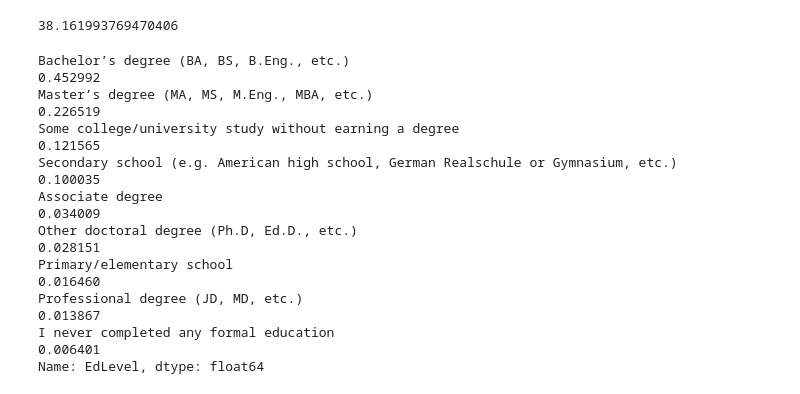
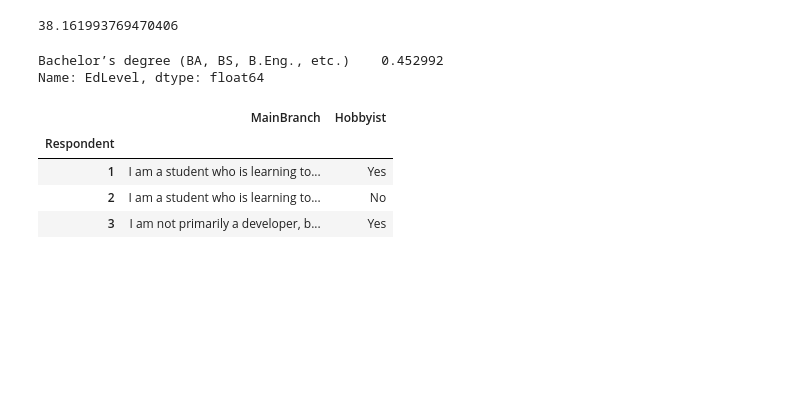
Before and after one commit to JonaJS/pandas_notebooks, a Jupyter notebook: 8_Grouping_and_Aggregating_Analyzing_and_Exploring_Your_Data.ipynb, the cells around one changed output. Saved outputs shown, nothing was run; the diff lists cells and outputs as text; code cells hidden in the pictures; blank space fills up the shorter version.

Commit message:
Some other notes added

```diff
--- a/8_Grouping_and_Aggregating_Analyzing_and_Exploring_Your_Data.ipynb
+++ b/8_Grouping_and_Aggregating_Analyzing_and_Exploring_Your_Data.ipynb
@@ -716,15 +716,15 @@ python_df.loc['Mexico', 'PctKnowsPython']
 # %% [output]
 38.161993769470406
 # %%
-df['EdLevel'].value_counts(normalize=True)
+df['EdLevel'].value_counts(normalize=True).iloc[0:1]
 # %% [output]
-Bachelor’s degree (BA, BS, B.Eng., etc.)                                              0.452992
-Master’s degree (MA, MS, M.Eng., MBA, etc.)                                           0.226519
-Some college/university study without earning a degree                                0.121565
-Secondary school (e.g. American high school, German Realschule or Gymnasium, etc.)    0.100035
-Associate degree                                                                      0.034009
-Other doctoral degree (Ph.D, Ed.D., etc.)                                             0.028151
-Primary/elementary school                                                             0.016460
-Professional degree (JD, MD, etc.)                                                    0.013867
-I never completed any formal education                                                0.006401
+Bachelor’s degree (BA, BS, B.Eng., etc.)    0.452992
 Name: EdLevel, dtype: float64
+# %%
+df.loc[1:3, 'MainBranch':'Hobbyist']
+# %% [output]
+|  | MainBranch | Hobbyist |
+| Respondent |  |  |
+| 1 | I am a student who is learning to... | Yes |
+| 2 | I am a student who is learning to... | No |
+| 3 | I am not primarily a developer, b... | Yes |
```
